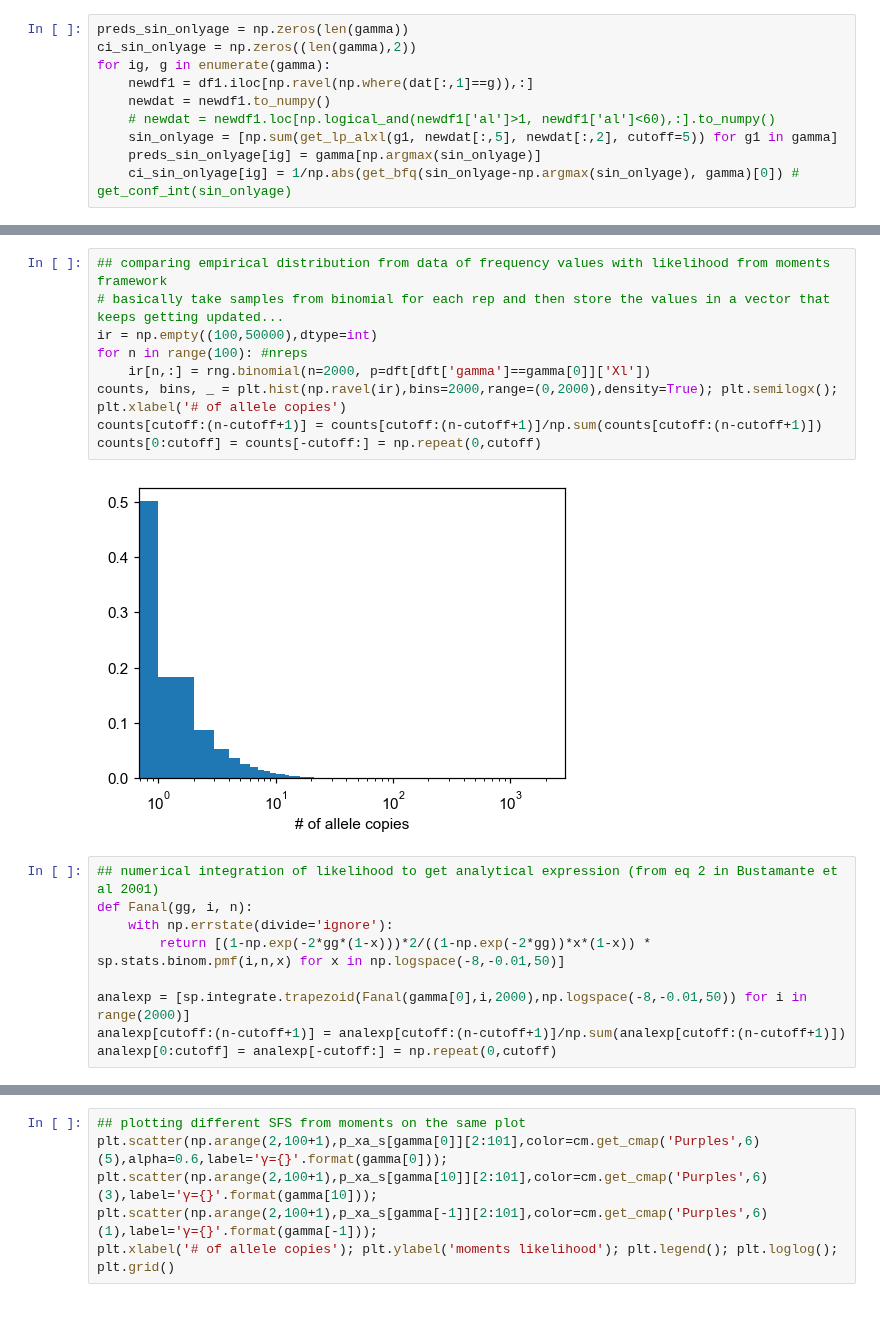
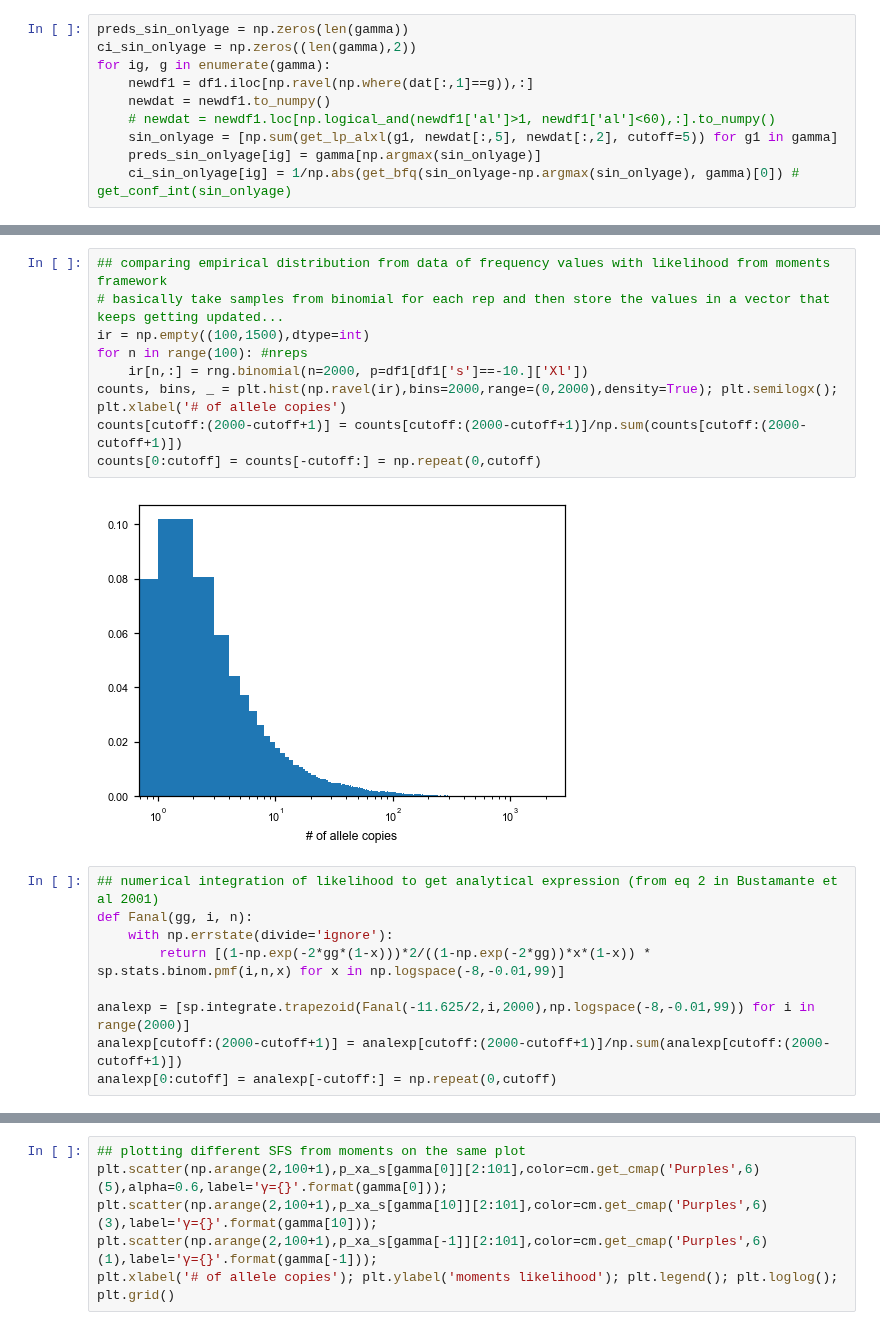
Before and after one commit to VivaswatS/selCoefEst, a Jupyter notebook: mom-framework.ipynb, the cells around one changed output, grey strips where cells are left out. Drawn from its saved outputs; the diff is of its cells as text.

```diff
--- a/mom-framework.ipynb
+++ b/mom-framework.ipynb
@@ -751,22 +880,22 @@ dft['gamma'] = dft['gamma'].round(decimals=2)
 # %%
 ## comparing empirical distribution from data of frequency values with likelihood from moments framework
 # basically take samples from binomial for each rep and then store the values in a vector that keeps getting updated...
-ir = np.empty((100,50000),dtype=int)
+ir = np.empty((100,1500),dtype=int)
 for n in range(100): #nreps
-    ir[n,:] = rng.binomial(n=2000, p=dft[dft['gamma']==gamma[0]]['Xl'])
+    ir[n,:] = rng.binomial(n=2000, p=df1[df1['s']==-10.]['Xl'])
 counts, bins, _ = plt.hist(np.ravel(ir),bins=2000,range=(0,2000),density=True); plt.semilogx(); plt.xlabel('# of allele copies')
-counts[cutoff:(n-cutoff+1)] = counts[cutoff:(n-cutoff+1)]/np.sum(counts[cutoff:(n-cutoff+1)])
+counts[cutoff:(2000-cutoff+1)] = counts[cutoff:(2000-cutoff+1)]/np.sum(counts[cutoff:(2000-cutoff+1)])
 counts[0:cutoff] = counts[-cutoff:] = np.repeat(0,cutoff)
 # %% [output]
-[figure, old version]
+[figure, new version]
 # %%
 ## numerical integration of likelihood to get analytical expression (from eq 2 in Bustamante et al 2001)
 def Fanal(gg, i, n):
     with np.errstate(divide='ignore'):
-        return [(1-np.exp(-2*gg*(1-x)))*2/((1-np.exp(-2*gg))*x*(1-x)) * sp.stats.binom.pmf(i,n,x) for x in np.logspace(-8,-0.01,50)]
+        return [(1-np.exp(-2*gg*(1-x)))*2/((1-np.exp(-2*gg))*x*(1-x)) * sp.stats.binom.pmf(i,n,x) for x in np.logspace(-8,-0.01,99)]
 
-analexp = [sp.integrate.trapezoid(Fanal(gamma[0],i,2000),np.logspace(-8,-0.01,50)) for i in range(2000)]
-analexp[cutoff:(n-cutoff+1)] = analexp[cutoff:(n-cutoff+1)]/np.sum(analexp[cutoff:(n-cutoff+1)])
+analexp = [sp.integrate.trapezoid(Fanal(-11.625/2,i,2000),np.logspace(-8,-0.01,99)) for i in range(2000)]
+analexp[cutoff:(2000-cutoff+1)] = analexp[cutoff:(2000-cutoff+1)]/np.sum(analexp[cutoff:(2000-cutoff+1)])
 analexp[0:cutoff] = analexp[-cutoff:] = np.repeat(0,cutoff)
 # %%
 # np.corrcoef([sp.integrate.trapezoid(Fanal(gamma[19],i,2000),np.linspace(1e-6,1-1e-6,200)) for i in range(20)], [sp.integrate.trapezoid(Fanal(gamma[0],i,2000),np.linspace(1e-6,1-1e-6,200)) for i in range(20)])
```
Also changed, not shown: parts of 58 cells of this notebook, 1 other file.
